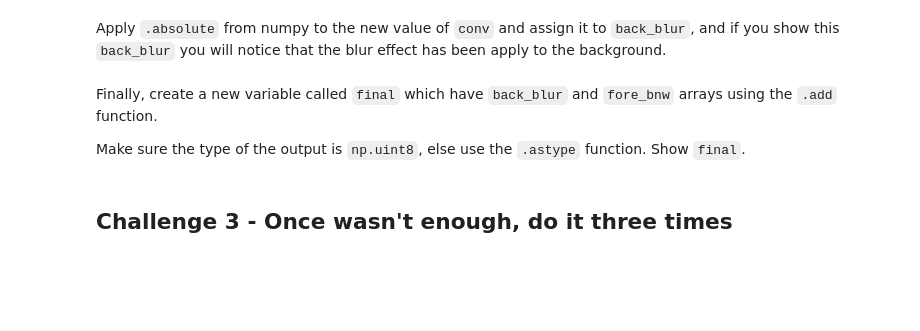
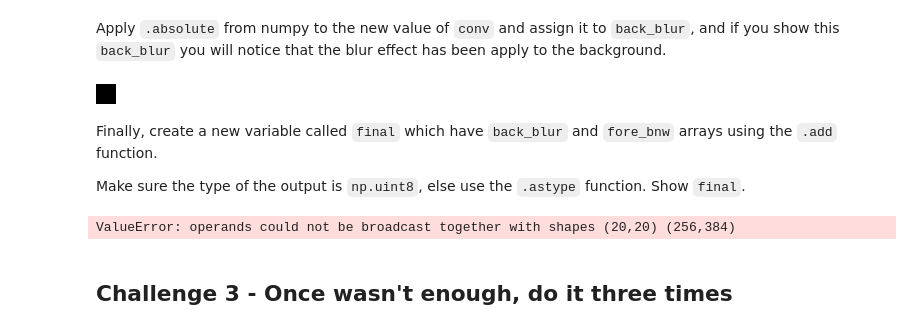
Before and after one commit to blancalluch/ImageSegmentation, a Jupyter notebook: main.ipynb, the cells around one changed output. Cells and saved outputs as stored; diff of their text form; code cells hidden in the pictures; blank space fills up the shorter version.

```diff
--- a/main.ipynb
+++ b/main.ipynb
@@ -144,3 +134,7 @@ And create a 2d matrix with random values of size 20x20 uniformly distributed an
+# %%
+# Your code here
+back_np = np.array(back_bnw)
+kernel = np.random.random((20,20))
 # %% [markdown]
 Now you must use `signal.convolve2d` from scipy and pass the array image (`back_np`) and the kernel as parameters. [Check the docs for `convolve2d`](https://docs.scipy.org/doc/scipy/reference/generated/scipy.signal.convolve2d.html) and assign it to a variable called `conv`.
 
@@ -150,2 +142,6 @@ Now you must use `signal.convolve2d` from scipy and pass the array image (`back_
+# %%
+# Your code here
+from scipy import signal
+conv = scipy.signal.convolve2d(kernel, back_np, mode='same')
 # %% [markdown]
 Now you must operate with `conv` in order to have their values between 0 and 255.
@@ -154,2 +148,7 @@ Now you must operate with `conv` in order to have their values between 0 and 255
+# %%
+# Your code here
+conv=np.clip(conv,0,255).astype('uint8')
+
+#conv = (((conv)/np.amax(conv))*255).astype('uint8')
 # %% [markdown]
 Apply `.absolute` from numpy to the new value of `conv` and assign it to `back_blur`, and if you show this `back_blur` you will notice that the blur effect has been apply to the background.
@@ -158,3 +155,11 @@ Apply `.absolute` from numpy to the new value of `conv` and assign it to `back_b
+# %%
+# Your code here
+back_blur=np.absolute(conv)
+showing=Image.fromarray(back_blur)
+showing
+'''queda demasiado pequeño, no sé cómo solucionarlo'''
+# %% [output]
+[figure, added]
 # %% [markdown]
 Finally, create a new variable called `final` which have `back_blur` and `fore_bnw` arrays using the `.add` function.
 
@@ -164,3 +167,9 @@ Make sure the type of the output is `np.uint8`, else use the `.astype` function.
+# %%
+# Your code here
+final=np.add(back_blur,fore_bnw).astype(uint8)
+'''no se qué pasa, no me deja cambiar el número de las filas y las columnas de las matrices.'''
+# %% [output]
+ValueError: operands could not be broadcast together with shapes (20,20) (256,384)
 # %% [markdown]
 ## Challenge 3 -  Once wasn't enough, do it three times
 # %% [markdown]
```
Also changed, not shown: parts of 14 cells of this notebook.
